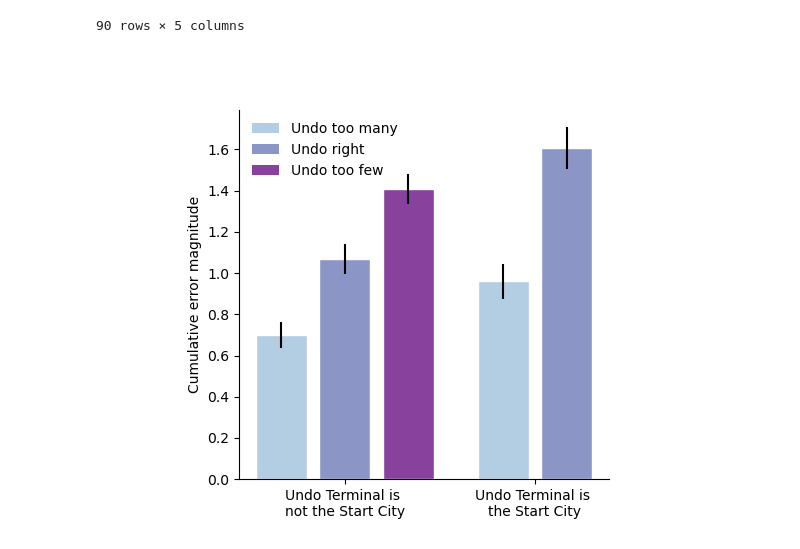
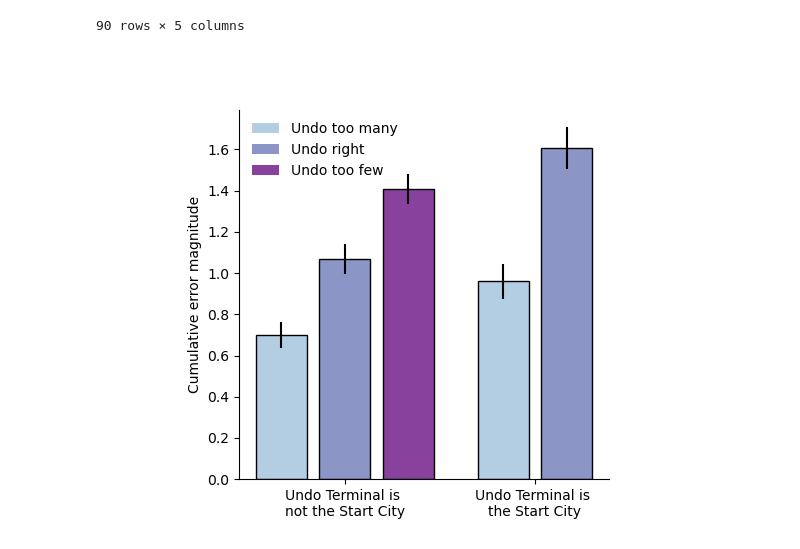
Before and after one commit to sherrybao222/Road_Construction, a Jupyter notebook: analysis/online_2022/Track_error_history.ipynb, the cells around one changed output. Cells and saved outputs as stored; diff of their text form; code cells hidden in the pictures.

Commit message:
update figures

```diff
--- a/analysis/online_2022/Track_error_history.ipynb
+++ b/analysis/online_2022/Track_error_history.ipynb
@@ -128,6 +262,7 @@ for sub in range(101):
         # cumulative error at undo terminal
         df_undoTarget = dat_sbj_pzi.loc[lastUndo_idx_nostart,:]
         accu_severity_error = list(df_undoTarget['allMAS'] - df_undoTarget['currMas'])
+
         # cumulative error at the state before undo terminal
         df_undoTarget_before = dat_sbj_pzi.loc[lastUndo_idx_nostart-1,:]
         accu_severity_error_before = list(df_undoTarget_before['allMAS'] - df_undoTarget_before['currMas'])
@@ -144,7 +279,9 @@ for sub in range(101):
 
         # if category is not empty, add it to an empty dataframe
         if len(category) > 0:
-            accu_error_3 = pd.concat([accu_error_3,pd.DataFrame({'subjects':sub,'puzzleID':pzi,'cum_error_beginning':cum_error_beginning_list,'error_beginning':error_beginning_list,'category':category})])
+            accu_error_3 = pd.concat([accu_error_3,pd.DataFrame({'subjects':sub,'puzzleID':pzi,
+                                                                 'cum_error_beginning':cum_error_beginning_list,'error_beginning':error_beginning_list,
+                                                                 'category':category})])
 # %%
 accu_error_3["terminal"] = "notstart"
 # %%
@@ -324,29 +463,29 @@ accu_error_p
 # %%
 %matplotlib widget
 fig, axs = plt.subplots(1, 1)
 plt.bar(range(3), np.mean(accu_error_p.iloc[:,accu_error_p.columns.get_level_values(1)=="notstart"],axis=0),
         color= ["#b3cde3", "#8c96c6", "#88419d"],
-        edgecolor = 'w',
+        edgecolor = 'k',
         yerr= np.std(accu_error_p.iloc[:,accu_error_p.columns.get_level_values(1)=="notstart"],axis = 0)/np.sqrt(accu_error_p.iloc[:,accu_error_p.columns.get_level_values(1)=="notstart"].shape[0]))
 plt.bar([3.5,4.5], np.mean(accu_error_p.iloc[:,accu_error_p.columns.get_level_values(1)=="start"],axis=0),
-        edgecolor = 'w',
+        edgecolor = 'k',
         color= ["#b3cde3", "#8c96c6"],
         yerr= np.std(accu_error_p.iloc[:,accu_error_p.columns.get_level_values(1)=="start"],axis = 0)/np.sqrt(accu_error_p.iloc[:,accu_error_p.columns.get_level_values(1)=="start"].shape[0])
                )
 #plt.legend(color = ["red", "blue", "green"],
 #           labels = ['Undo too many','Undo right','Undo too few'])
 legend_elements = [Patch(facecolor='#b3cde3', label='Undo too many'),
                    Patch(facecolor='#8c96c6', label='Undo right'),
                    Patch(facecolor='#88419d', label='Undo too few')]
 # create the legend
 plt.legend(handles=legend_elements)
 
 
 plt.xticks([1,4], ['Undo Terminal is \nnot the Start City','Undo Terminal is \nthe Start City'])
 plt.ylabel('Cumulative error magnitude')
 #
 axs.set_aspect(1/axs.get_data_ratio())
 plt.show()
 fig.savefig('/Users/dbao/Desktop/figure.png', dpi=300, bbox_inches='tight')
 # %% [output]
-[figure, old version]
+[figure, new version]
```
Also changed, not shown: parts of 11 cells of this notebook, 1 other file.
